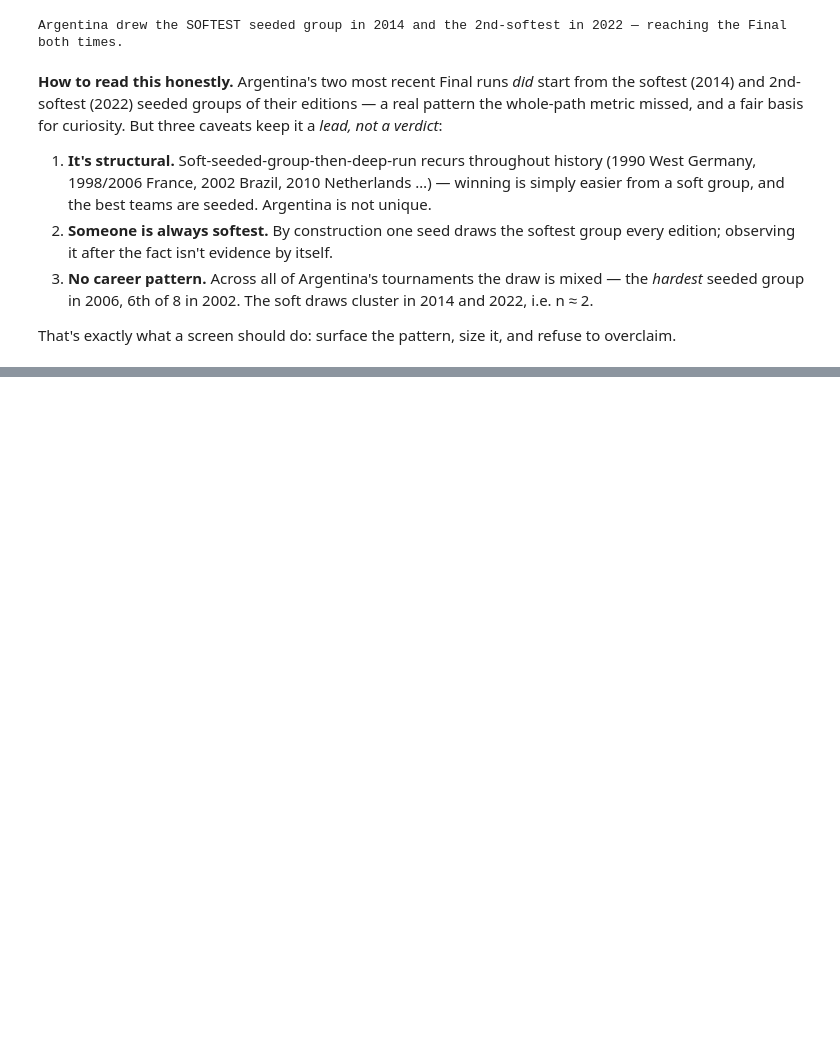
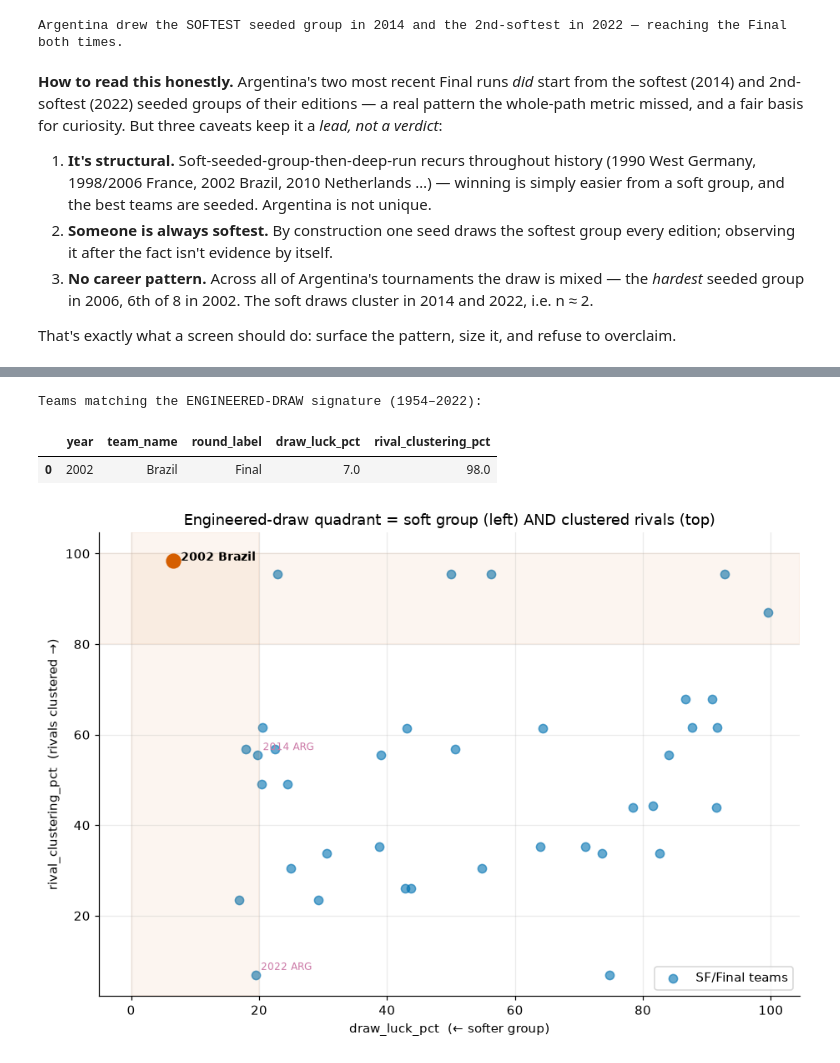
Before and after one commit to jorge-sader/worldcup-anomalies, a Jupyter notebook: notebooks/world_cup_irregularities.ipynb, the cells around one changed output, grey strips where cells are left out. Cells and saved outputs as stored; diff of their text form; code cells hidden in the pictures; blank space fills up the shorter version.

```diff
--- a/notebooks/world_cup_irregularities.ipynb
+++ b/notebooks/world_cup_irregularities.ipynb
@@ -493,0 +514,14 @@ That's exactly what a screen should do: surface the pattern, size it, and refuse
+# %%
+from worldcup_anomalies.draw import draw_monte_carlo, engineered_draw_flags
+
+draws = draw_monte_carlo(elo, data.group_standings, data.team_appearances, n_sims=10000)
+
+print("Argentina's draw each edition (draw_luck low = soft group; clustering high = rivals packed):")
+display(draws[draws.team_name == "Argentina"][
+    ["year", "group_name", "round_label", "draw_luck_pct", "rival_clustering_pct"]
+].round(0).reset_index(drop=True))
+
+print("Deep-run teams (SF/Final) with the softest groups vs fair draws:")
+display(draws[draws.round_rank >= 6].sort_values("draw_luck_pct").head(8)[
+    ["year", "team_name", "round_label", "draw_luck_pct", "rival_clustering_pct"]
+].round(0).reset_index(drop=True))
@@ -493,0 +550,28 @@ That's exactly what a screen should do: surface the pattern, size it, and refuse
+# %%
+# The engineered signature: soft group AND clustered rivals AND a deep run.
+flags = engineered_draw_flags(draws)
+print("Teams matching the ENGINEERED-DRAW signature (1954–2022):")
+display(flags[["year", "team_name", "round_label",
+               "draw_luck_pct", "rival_clustering_pct"]].round(0).reset_index(drop=True))
+
+fig, ax = plt.subplots(figsize=(8.5, 6))
+deep = draws[draws.round_rank >= 6]
+ax.scatter(deep.draw_luck_pct, deep.rival_clustering_pct, s=45, color=PAL[0], alpha=0.6,
+           label="SF/Final teams")
+for _, r in flags.iterrows():
+    ax.scatter(r.draw_luck_pct, r.rival_clustering_pct, s=120, color=PAL[1], zorder=5)
+    ax.annotate(f"{int(r.year)} {r.team_name}", (r.draw_luck_pct, r.rival_clustering_pct),
+                fontsize=9, fontweight="bold", xytext=(6, 0), textcoords="offset points")
+for _, r in deep[deep.team_name == "Argentina"].iterrows():
+    ax.annotate(f"{int(r.year)} ARG", (r.draw_luck_pct, r.rival_clustering_pct),
+                fontsize=8, color=PAL[3], xytext=(4, 4), textcoords="offset points")
+ax.axvspan(0, 20, color=PAL[1], alpha=0.06); ax.axhspan(80, 100, color=PAL[1], alpha=0.06)
+ax.set_xlabel("draw_luck_pct  (← softer group)")
+ax.set_ylabel("rival_clustering_pct  (rivals clustered →)")
+ax.set_title("Engineered-draw quadrant = soft group (left) AND clustered rivals (top)")
+ax.legend(loc="lower right"); plt.tight_layout(); plt.show()
+# %% [output]
+Teams matching the ENGINEERED-DRAW signature (1954–2022):
+|  | year | team_name | round_label | draw_luck_pct | rival_clustering_pct |
+| 0 | 2002 | Brazil | Final | 7.0 | 98.0 |
+[figure, added]
```
Also changed, not shown: parts of 8 cells of this notebook, 5 other files.
